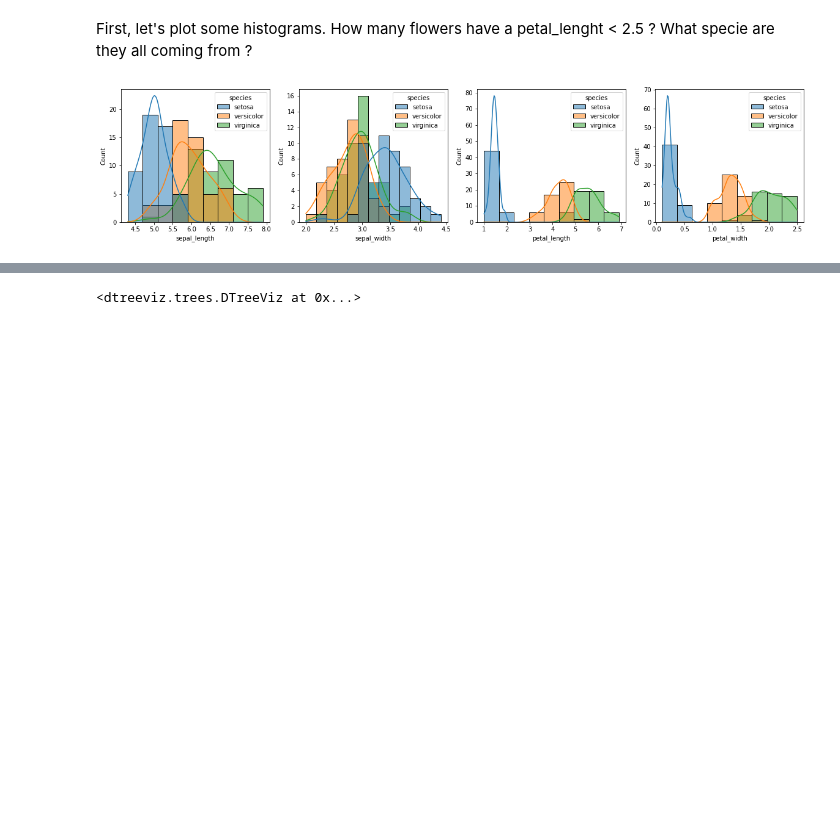
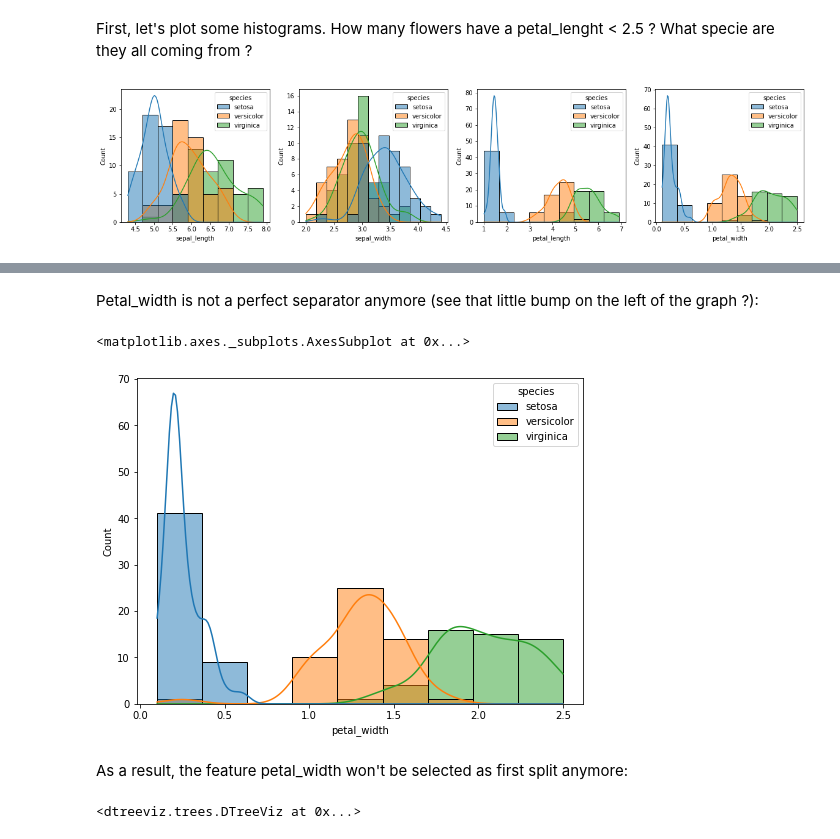
Before and after one commit to benjamin-du/all_things_trees, a Jupyter notebook: 1. Understand_how_trees_work_visually_the_split_mechanism.ipynb, the cells around one changed output, grey strips where cells are left out. Drawn from its saved outputs; the diff is of its cells as text; code cells hidden in the pictures; blank space fills up the shorter version.

```diff
--- a/1. Understand_how_trees_work_visually_the_split_mechanism.ipynb
+++ b/1. Understand_how_trees_work_visually_the_split_mechanism.ipynb
@@ -110,3 +154,13 @@ iris_df.tail(3)
+# %% [markdown]
+Petal_width is not a perfect separator anymore (see that little bump on the left of the graph ?):
+# %%
+plt.figure(figsize=(8,6))
+sns.histplot(x="petal_width", data=iris_df, hue="species", kde=True)
+# %% [output]
+<matplotlib.axes._subplots.AxesSubplot at 0x...>
+[figure, added]
+# %% [markdown]
+As a result, the feature petal_width won't be selected as first split anymore:
 # %%
 X_train = iris_df.iloc[:, :4]
 y_train = iris_df['species']
```
Also changed, not shown: parts of 64 cells of this notebook.
